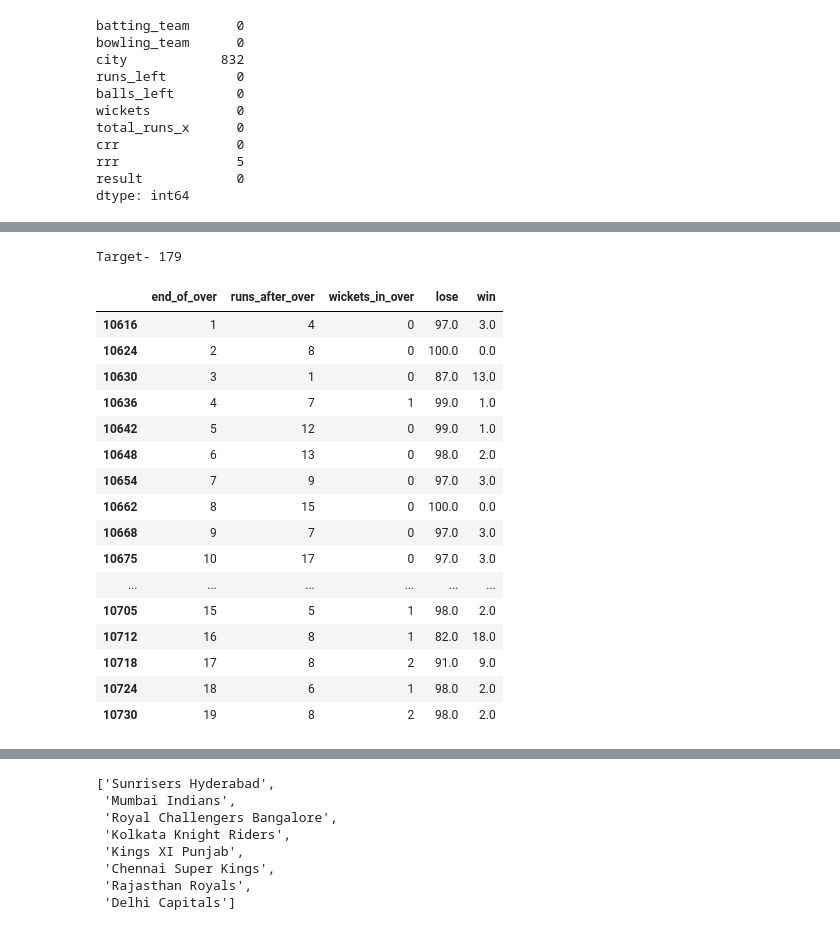
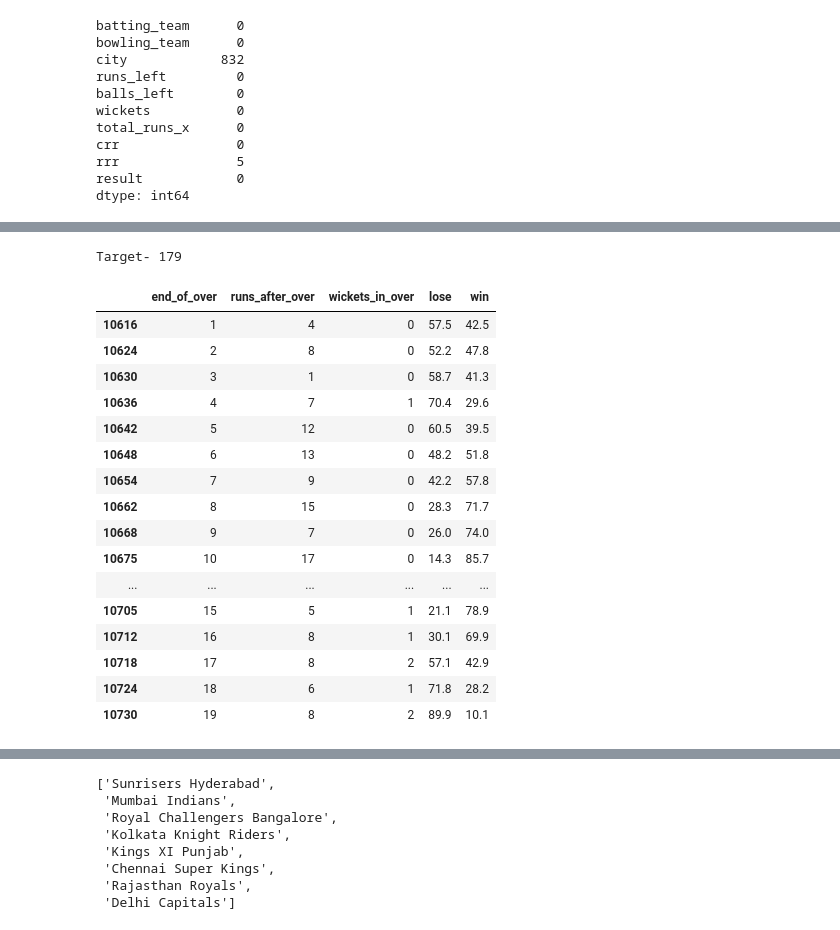
Before and after one commit to harshwalia36/IPL_Winning_Team_Predictor_and_show_Stats, a Jupyter notebook: IPL_WIN_Predictor.ipynb, the cells around one changed output, grey strips where cells are left out. Cells and saved outputs as stored; diff of their text form; code cells hidden in the pictures.

```diff
--- a/IPL_WIN_Predictor.ipynb
+++ b/IPL_WIN_Predictor.ipynb
@@ -520,0 +588,7 @@ from sklearn.pipeline import Pipeline
+# %%
+LogReg=Pipeline(steps=[
+    ('step1',trf),
+    ('step2',LogisticRegression(solver='liblinear'))
+])
+# %%
+LogReg.fit(X_train,y_train)
@@ -521,5 +615,5 @@ from sklearn.pipeline import Pipeline
 # %%
-pipe=Pipeline(steps=[
+Rf=Pipeline(steps=[
     ('step1',trf),
     ('step2',RandomForestClassifier())
 ])
@@ -538,2 +678,0 @@ X_train.describe()
-# %%
-pipe.fit(X_train,y_train)
@@ -593,27 +736,27 @@ def match_progression(x_df,match_id,pipe):
     temp_df = temp_df[['end_of_over','runs_after_over','wickets_in_over','lose','win']]
     return temp_df,target
 # %%
-temp_df,target = match_progression(delivery_df,74,pipe)
+temp_df,target = match_progression(delivery_df,74,LogReg)
 temp_df
 # %% [output]
 Target- 179
 |  | end_of_over | runs_after_over | wickets_in_over | lose | win |
-| 10616 | 1 | 4 | 0 | 97.0 | 3.0 |
-| 10624 | 2 | 8 | 0 | 100.0 | 0.0 |
-| 10630 | 3 | 1 | 0 | 87.0 | 13.0 |
-| 10636 | 4 | 7 | 1 | 99.0 | 1.0 |
-| 10642 | 5 | 12 | 0 | 99.0 | 1.0 |
-| 10648 | 6 | 13 | 0 | 98.0 | 2.0 |
-| 10654 | 7 | 9 | 0 | 97.0 | 3.0 |
-| 10662 | 8 | 15 | 0 | 100.0 | 0.0 |
-| 10668 | 9 | 7 | 0 | 97.0 | 3.0 |
-| 10675 | 10 | 17 | 0 | 97.0 | 3.0 |
+| 10616 | 1 | 4 | 0 | 57.5 | 42.5 |
+| 10624 | 2 | 8 | 0 | 52.2 | 47.8 |
+| 10630 | 3 | 1 | 0 | 58.7 | 41.3 |
+| 10636 | 4 | 7 | 1 | 70.4 | 29.6 |
+| 10642 | 5 | 12 | 0 | 60.5 | 39.5 |
+| 10648 | 6 | 13 | 0 | 48.2 | 51.8 |
+| 10654 | 7 | 9 | 0 | 42.2 | 57.8 |
+| 10662 | 8 | 15 | 0 | 28.3 | 71.7 |
+| 10668 | 9 | 7 | 0 | 26.0 | 74.0 |
+| 10675 | 10 | 17 | 0 | 14.3 | 85.7 |
 | ... | ... | ... | ... | ... | ... |
-| 10705 | 15 | 5 | 1 | 98.0 | 2.0 |
-| 10712 | 16 | 8 | 1 | 82.0 | 18.0 |
-| 10718 | 17 | 8 | 2 | 91.0 | 9.0 |
-| 10724 | 18 | 6 | 1 | 98.0 | 2.0 |
-| 10730 | 19 | 8 | 2 | 98.0 | 2.0 |
+| 10705 | 15 | 5 | 1 | 21.1 | 78.9 |
+| 10712 | 16 | 8 | 1 | 30.1 | 69.9 |
+| 10718 | 17 | 8 | 2 | 57.1 | 42.9 |
+| 10724 | 18 | 6 | 1 | 71.8 | 28.2 |
+| 10730 | 19 | 8 | 2 | 89.9 | 10.1 |
 # %%
 import matplotlib.pyplot as plt
 plt.figure(figsize=(18,8))
```
Also changed, not shown: parts of 38 cells of this notebook, 5 other files.
